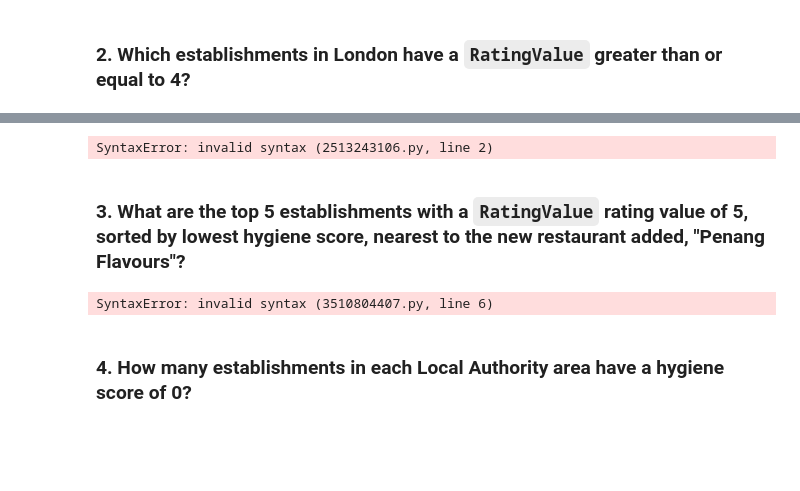
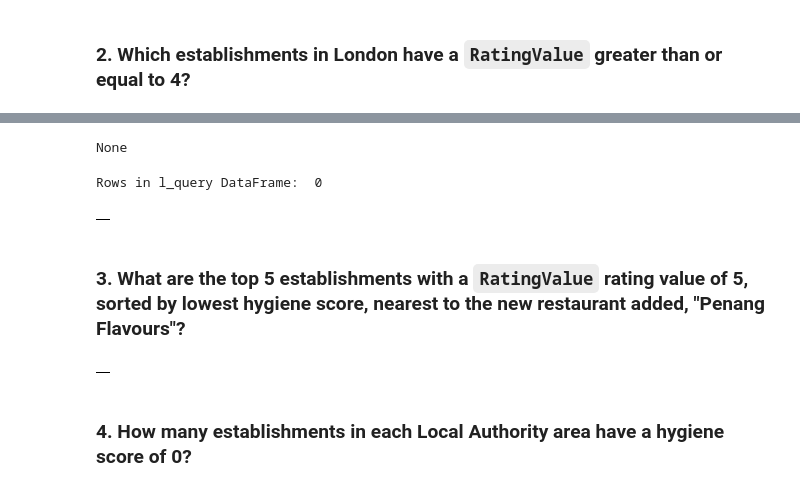
Before and after one commit to coopachupa/nosql-challenge, a Jupyter notebook: NoSQL_analysis_starter.ipynb, the cells around one changed output, grey strips where cells are left out. Saved outputs shown, nothing was run; the diff lists cells and outputs as text; code cells hidden in the pictures; blank space fills up the shorter version.

```diff
--- a/NoSQL_analysis_starter.ipynb
+++ b/NoSQL_analysis_starter.ipynb
@@ -63,18 +109,29 @@ SyntaxError: unmatched ')' (3908125862.py, line 7)
 # %%
 # Find the establishments with London as the Local Authority and has a RatingValue greater than or equal to 4.
-query =
-
+l_query = {
+                'LocalAuthorityName': {'$regex': 'London'}
+                ,
+                'RatingValue': {'$gte': 4}
+               }
 # Use count_documents to display the number of documents in the result
+query_count = establishments.count_documents(l_query)
 
 # Display the first document in the results using pprint
+pprint(establishments.find_one(l_query))
 # %% [output]
-SyntaxError: invalid syntax (2513243106.py, line 2)
+None
 # %%
 # Convert the result to a Pandas DataFrame
+l_query = pd.DataFrame(establishments.find(l_query))
 
 # Display the number of rows in the DataFrame
+print("Rows in l_query DataFrame: ", len(l_query))
 
 # Display the first 10 rows of the DataFrame
+l_query.head(10)
+# %% [output]
+Rows in l_query DataFrame:  0
+|  |
 # %% [markdown]
 ### 3. What are the top 5 establishments with a `RatingValue` rating value of 5, sorted by lowest hygiene score, nearest to the new restaurant added, "Penang Flavours"?
 # %%
@@ -82,19 +139,19 @@ SyntaxError: invalid syntax (2513243106.py, line 2)
 # Rating value must equal 5
 # Sort by hygiene score
 
-degree_search = 0.01
-latitude =
-longitude =
 
-query =
-sort =
-limit =
+'RatingValue': 5
 
-# Print the results
+
+# sort in ascending order by hygiene score
+sort = [('establishments.scores.Hygiene', 1)]
+
+# limit the results to the first 5
-# %% [output]
-SyntaxError: invalid syntax (3510804407.py, line 6)
 # %%
 # Convert result to Pandas DataFrame
+= pd.DataFrame(establishments.find(#)
+# %% [output]
+|  |
 # %% [markdown]
 ### 4. How many establishments in each Local Authority area have a hygiene score of 0?
 # %%
```
Also changed, not shown: parts of 7 cells of this notebook, 1 other file.
